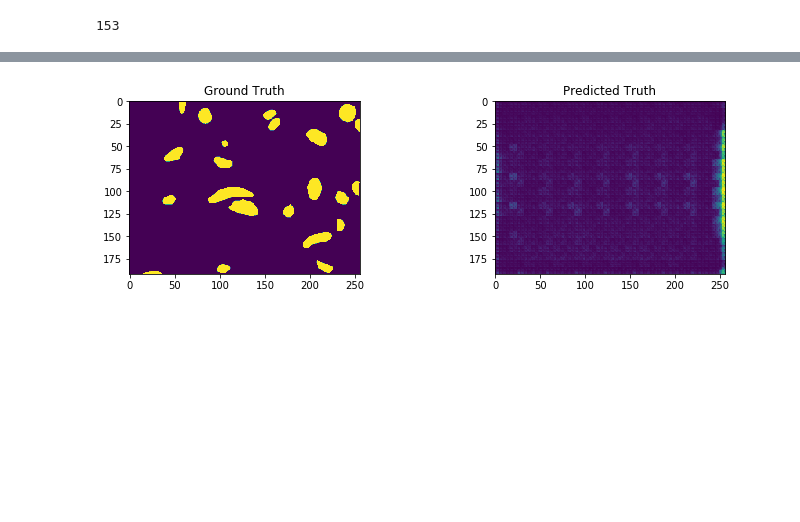
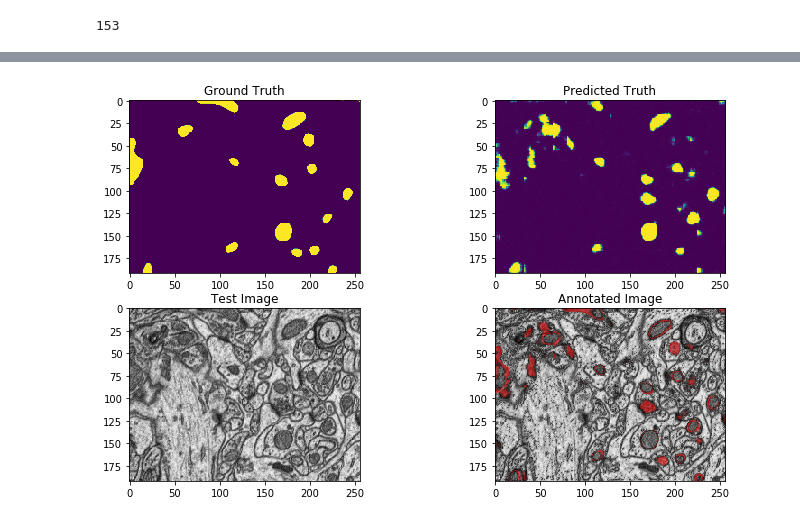
Before and after one commit to cemalec/Data-Science-Porfolio, a Jupyter notebook: CapstoneProjectTwo/Baseline Model.ipynb, the cells around one changed output, grey strips where cells are left out. Saved outputs shown, nothing was run; the diff lists cells and outputs as text; code cells hidden in the pictures; blank space fills up the shorter version.

```diff
--- a/CapstoneProjectTwo/Baseline Model.ipynb
+++ b/CapstoneProjectTwo/Baseline Model.ipynb
@@ -240,16 +241,12 @@ validation_inds = np.random.choice(range(165),20)
 validation_inputs = testing_inputs[validation_inds,:,:,:]
 validation_ground_truth = testing_ground_truth[validation_inds,:,:,:]
 # %%
-batch_size = 15
-#seed = np.random.choice(range(1000))
+batch_size = 1
 seed = 153
 print(seed)
 #Instantiate Data Generators
 image_datagen = ImageDataGenerator(**image_gen_args)
 mask_datagen = ImageDataGenerator(**mask_gen_args)
-
-#Find means and variances for some transforms
-#image_datagen.fit(training_inputs)
 
 image_generator = image_datagen.flow(
     training_inputs,
@@ -267,7 +264,7 @@ train_generator = (pair for pair in zip(image_generator, mask_generator))
 153
 # %%
 #Initiate Adam optimizer with default values
-opt = optimizers.Adam()
+opt = optimizers.Adam(lr=1e-4)
 
 #Compile model
 model.compile(optimizer=opt,
@@ -276,10 +273,10 @@ model.compile(optimizer=opt,
 
 #Some parameters
 
-epochs = 1
+epochs = 10
 
 #Define a model callback
-save_model_path = 'tmp/weights2.hdf5'
+save_model_path = 'tmp/weights_augment2.hdf5'
 cp = tf.keras.callbacks.ModelCheckpoint(filepath=save_model_path,
                                         monitor='val_loss',
                                         save_best_only=True,
@@ -288,7 +285,7 @@ cp = tf.keras.callbacks.ModelCheckpoint(filepath=save_model_path,
 #Fit the model
 history = model.fit_generator(train_generator,
                               epochs=epochs,
-                              steps_per_epoch = 11,
+                              steps_per_epoch = 165,
                               validation_data=(validation_inputs, validation_ground_truth),
                               shuffle=True,
                               callbacks=[cp]
@@ -296,9 +311,12 @@ history = model.fit_generator(train_generator,
 # %%
+#Load best model
+model.load_weights(save_model_path)
 # Score trained model.
-test_indices = np.random.choice(range(165),5,replace=False)
-scores = model.evaluate(testing_inputs[test_indices,:,:,:],
-                        testing_ground_truth[test_indices,:,:,:],
+possible_test_inds = [i for i in range(165) if i not in validation_inds]
+test_inds = np.random.choice(possible_test_inds,20,replace=False)
+scores = model.evaluate(testing_inputs[test_inds,:,:,:],
+                        testing_ground_truth[test_inds,:,:,:],
                         verbose=1)
 
-print('Test loss:', scores[0])
+print('Test loss:', scores)
 # %% [output]
@@ -307,13 +325,26 @@ Test loss: 0.6042683720588684
 # %%
-predict_mask = model.predict(training_inputs[:5,:,:,:])[0][:,:,0]
-mask = training_ground_truth[0,:,:,0]
+index = 12
+predict_mask = model.predict(testing_inputs[test_inds,:,:,:])[index][:,:,0]
+mask = testing_ground_truth[test_inds[index],:,:,0]
+mask[mask>1] = 1.
+H,W = mask.shape
+oops_mask = np.zeros(shape=(H,W,4))
+oops_mask[:,:,0] = abs(predict_mask - mask)
+oops_mask[:,:,3] = 0.5*abs(oops_mask[:,:,0]>0.01)
 fig = plt.figure(figsize=[12,7])
 ax1 = plt.subplot(2,2,1)
 ax1.imshow(mask)
 ax1.set_title('Ground Truth')
 ax2 = plt.subplot(2,2,2)
 ax2.imshow(predict_mask)
 ax2.set_title('Predicted Truth')
+ax3 = plt.subplot(2,2,3)
+ax3.imshow(testing_inputs[test_inds[index],:,:,0],cmap = 'gray',label='image')
+ax3.set_title('Test Image')
+ax4 = plt.subplot(2,2,4)
+ax4.imshow(testing_inputs[test_inds[index],:,:,0],cmap = 'gray',label='mistakes')
+ax4.imshow(oops_mask,cmap='Reds')
+ax4.set_title('Annotated Image')
 plt.show()
 # %% [output]
-[figure, old version]
+[figure, new version]
```
Also changed, not shown: parts of 5 cells of this notebook.
